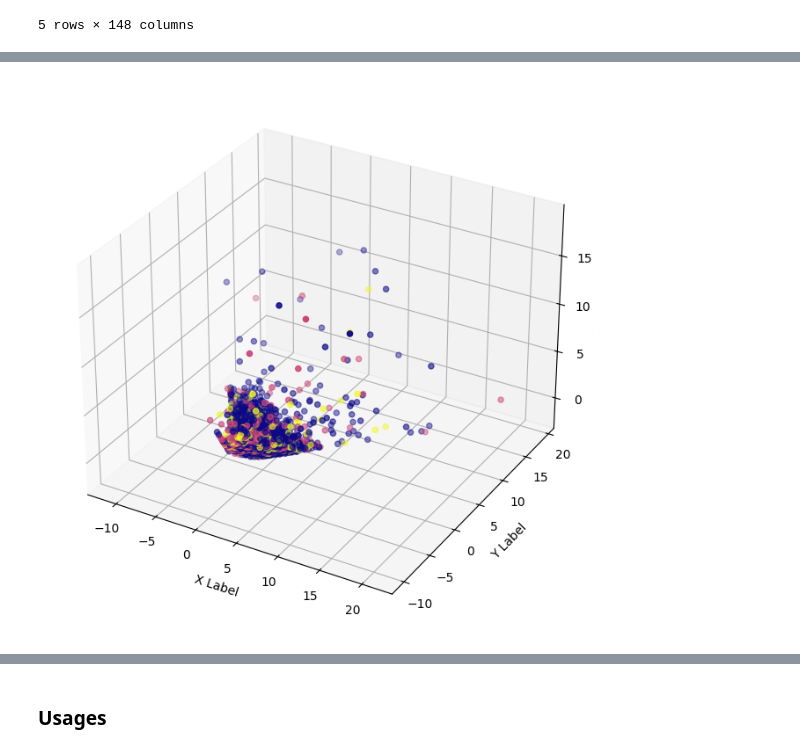
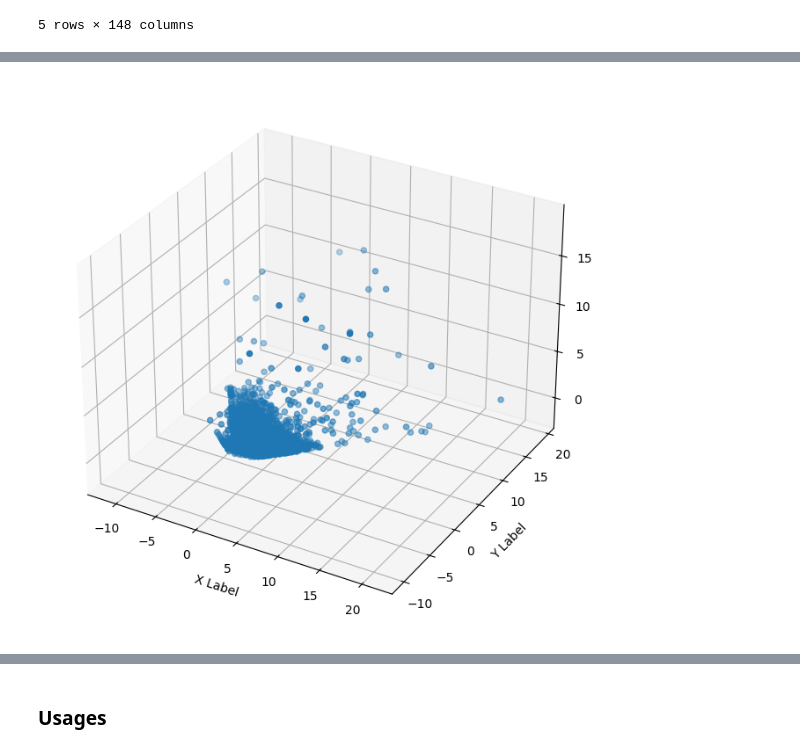
Before and after one commit to QuentinFISCH/qantar, a Jupyter notebook: tp1/exploration.ipynb, the cells around one changed output, grey strips where cells are left out. Saved outputs shown, nothing was run; the diff lists cells and outputs as text; code cells hidden in the pictures.

```diff
--- a/tp1/exploration.ipynb
+++ b/tp1/exploration.ipynb
@@ -73,4 +78,4 @@ data_attitude_weighted
 # %%
 pca = PCA(n_components=3)
 pca.fit(data_attitude_weighted)
-data_pca = pca.transform(data_attitude_weighted)
+data_attitude_pca = pca.transform(data_attitude_weighted)
@@ -93,11 +98,11 @@ data_pca
 # %%
 # Plotting in 3D
 fig = plt.figure(figsize=(8, 8))
 ax = fig.add_subplot(111, projection='3d')
-ax.scatter(data_pca.iloc[:, 0], data_pca.iloc[:, 1], data_pca.iloc[:, 2], cmap='plasma', c=data["A4"])
+ax.scatter(data_attitude_pca.iloc[:, 0], data_attitude_pca.iloc[:, 1], data_attitude_pca.iloc[:, 2], cmap='plasma')
 ax.set_xlabel('X Label')
 ax.set_ylabel('Y Label')
 ax.set_zlabel('Z Label')
 plt.show()
 # %% [output]
-[figure, old version]
+[figure, new version]
```
Also changed, not shown: parts of 9 cells of this notebook.
